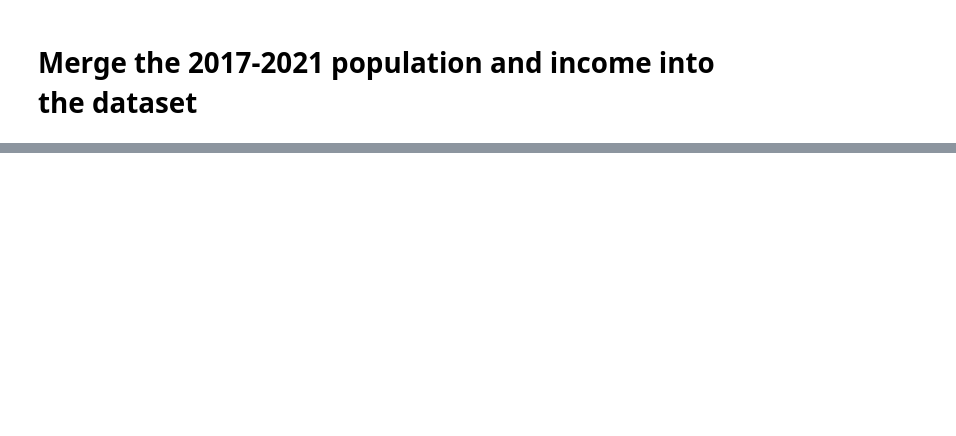
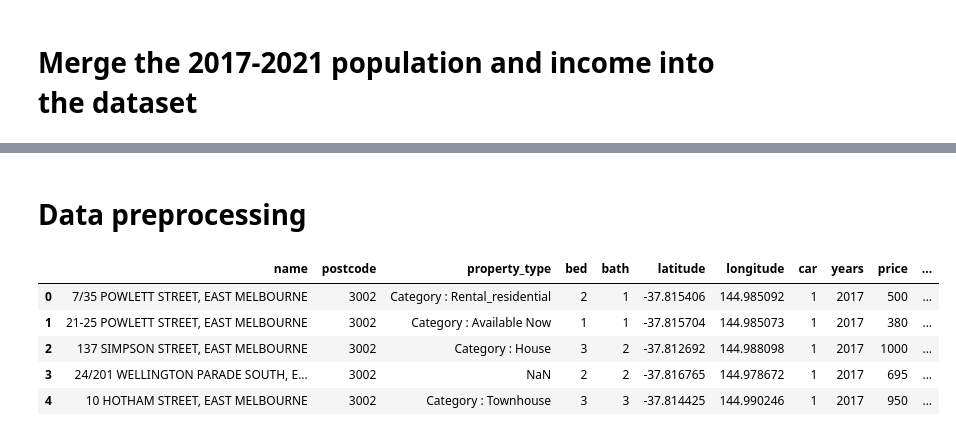
Before and after one commit to MAST30034-Applied-Data-Science/generic-real-estate-consulting-project-group-60, a Jupyter notebook: notebooks/preprocess_history.ipynb, the cells around one changed output, grey strips where cells are left out. Cells and saved outputs as stored; diff of their text form; code cells hidden in the pictures; blank space fills up the shorter version.

```diff
--- a/notebooks/preprocess_history.ipynb
+++ b/notebooks/preprocess_history.ipynb
@@ -190,0 +196,53 @@ history.head()
+# %%
+history_17.rename({"2017 Population":'Population'},axis=1, inplace=True)
+history_18.rename({"2018 Population":'Population'},axis=1, inplace=True)
+history_19.rename({"2019 Population":'Population'},axis=1, inplace=True)
+history_20.rename({"2020 Population":'Population'},axis=1, inplace=True)
+history_21.rename({"2021 Population":'Population'},axis=1, inplace=True)
+# %%
+history_all = pd.concat([history_17, history_18,history_19,history_20,history_21],axis = 0)
+# %% [markdown]
+# Data preprocessing
+# %%
+#take the number of bedroom bathroom and car spaces
+import numpy as np
+def data_preprocessing(dataset):
+    bed_num=[]
+    bath_num=[]
+    park_num=[]
+    #seperate the bedroom, bathroom and parking area
+    for value in dataset['bed']:
+        bed_num.append(re.findall(r'Bed : (\d+)', str(value))) #找到bed前面的数字
+    for value in dataset['bath']:
+        bath_num.append(re.findall(r'Bath : (\d+)', str(value)))
+    for value in dataset['car']:
+        park_num.append(re.findall(r'Car : (\d+)', str(value)))
+    dataset['bed'] = bed_num
+    dataset['bath'] = bath_num
+    dataset['car'] = park_num
+data_preprocessing(history_all)
+def extract_bed(row):
+    if row['bed'] == []:
+        return None
+    return row['bed'][0]
+def extract_bath(row):
+    if row['bath'] == []:
+        return None
+    return row['bath'][0]
+def extract_car(row):
+    if row['car'] == []:
+        return None
+    return row['car'][0]
+history_all['bed'] = history_all.apply(lambda row:extract_bed(row),axis=1)
+history_all['bath'] = history_all.apply(lambda row:extract_bath(row),axis=1)
+history_all['car'] = history_all.apply(lambda row:extract_car(row),axis=1)
+history_all = history_all.drop(labels=['SA2 name_x','SA2 name_y'], axis=1)
+# %%
+history_all.head()
+# %% [output]
+|  | name | postcode | property_type | bed | bath | latitude | longitude | car | years | price | ... |
+| 0 | 7/35 POWLETT STREET, EAST MELBOURNE | 3002 | Category : Rental_residential | 2 | 1 | -37.815406 | 144.985092 | 1 | 2017 | 500 | ... |
+| 1 | 21-25 POWLETT STREET, EAST MELBOURNE | 3002 | Category : Available Now | 1 | 1 | -37.815704 | 144.985073 | 1 | 2017 | 380 | ... |
+| 2 | 137 SIMPSON STREET, EAST MELBOURNE | 3002 | Category : House | 3 | 2 | -37.812692 | 144.988098 | 1 | 2017 | 1000 | ... |
+| 3 | 24/201 WELLINGTON PARADE SOUTH, E... | 3002 | NaN | 2 | 2 | -37.816765 | 144.978672 | 1 | 2017 | 695 | ... |
+| 4 | 10 HOTHAM STREET, EAST MELBOURNE | 3002 | Category : Townhouse | 3 | 3 | -37.814425 | 144.990246 | 1 | 2017 | 950 | ... |
```
Also changed, not shown: parts of 10 cells of this notebook, 2 other files.
